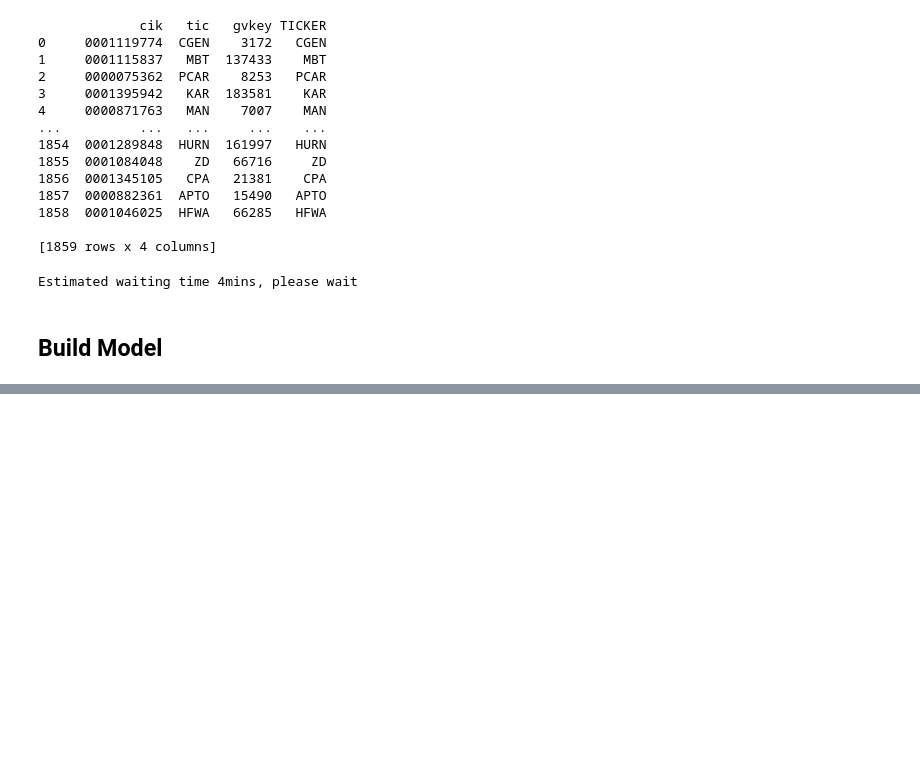
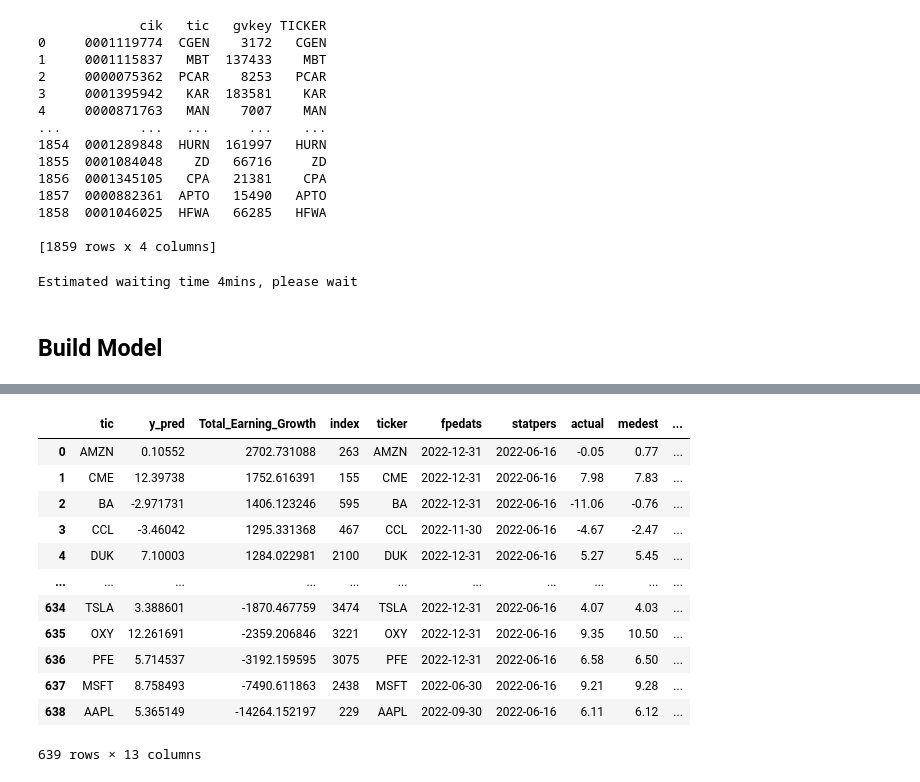
Before and after one commit to MapleKnightOfRiverwood/company-earining-projection, a Jupyter notebook: GA_V1.ipynb, the cells around one changed output, grey strips where cells are left out. Cells and saved outputs as stored; diff of their text form; code cells hidden in the pictures; blank space fills up the shorter version.

```diff
--- a/GA_V1.ipynb
+++ b/GA_V1.ipynb
@@ -614,0 +649,19 @@ FileNotFoundError: [Errno 2] No such file or directory: '.\\sec-edgar-filings/CE
+# %%
+Accuracy_2019 = prediction_2019[['tic', 'accuracy']]
+prediction_2022 = pd.merge(prediction_2022, Accuracy_2019, how='inner', left_on=['tic'], right_on=['tic'])
+prediction_2022
+# With accuracy from 2019 prediction
+# %% [output]
+|  | tic | y_pred | Total_Earning_Growth | index | ticker | fpedats | statpers | actual | medest | ... |
+| 0 | AMZN | 0.10552 | 2702.731088 | 263 | AMZN | 2022-12-31 | 2022-06-16 | -0.05 | 0.77 | ... |
+| 1 | CME | 12.39738 | 1752.616391 | 155 | CME | 2022-12-31 | 2022-06-16 | 7.98 | 7.83 | ... |
+| 2 | BA | -2.971731 | 1406.123246 | 595 | BA | 2022-12-31 | 2022-06-16 | -11.06 | -0.76 | ... |
+| 3 | CCL | -3.46042 | 1295.331368 | 467 | CCL | 2022-11-30 | 2022-06-16 | -4.67 | -2.47 | ... |
+| 4 | DUK | 7.10003 | 1284.022981 | 2100 | DUK | 2022-12-31 | 2022-06-16 | 5.27 | 5.45 | ... |
+| ... | ... | ... | ... | ... | ... | ... | ... | ... | ... | ... |
+| 634 | TSLA | 3.388601 | -1870.467759 | 3474 | TSLA | 2022-12-31 | 2022-06-16 | 4.07 | 4.03 | ... |
+| 635 | OXY | 12.261691 | -2359.206846 | 3221 | OXY | 2022-12-31 | 2022-06-16 | 9.35 | 10.50 | ... |
+| 636 | PFE | 5.714537 | -3192.159595 | 3075 | PFE | 2022-12-31 | 2022-06-16 | 6.58 | 6.50 | ... |
+| 637 | MSFT | 8.758493 | -7490.611863 | 2438 | MSFT | 2022-06-30 | 2022-06-16 | 9.21 | 9.28 | ... |
+| 638 | AAPL | 5.365149 | -14264.152197 | 229 | AAPL | 2022-09-30 | 2022-06-16 | 6.11 | 6.12 | ... |
+639 rows × 13 columns
```
Also changed, not shown: parts of 23 cells of this notebook, 1 other file.
